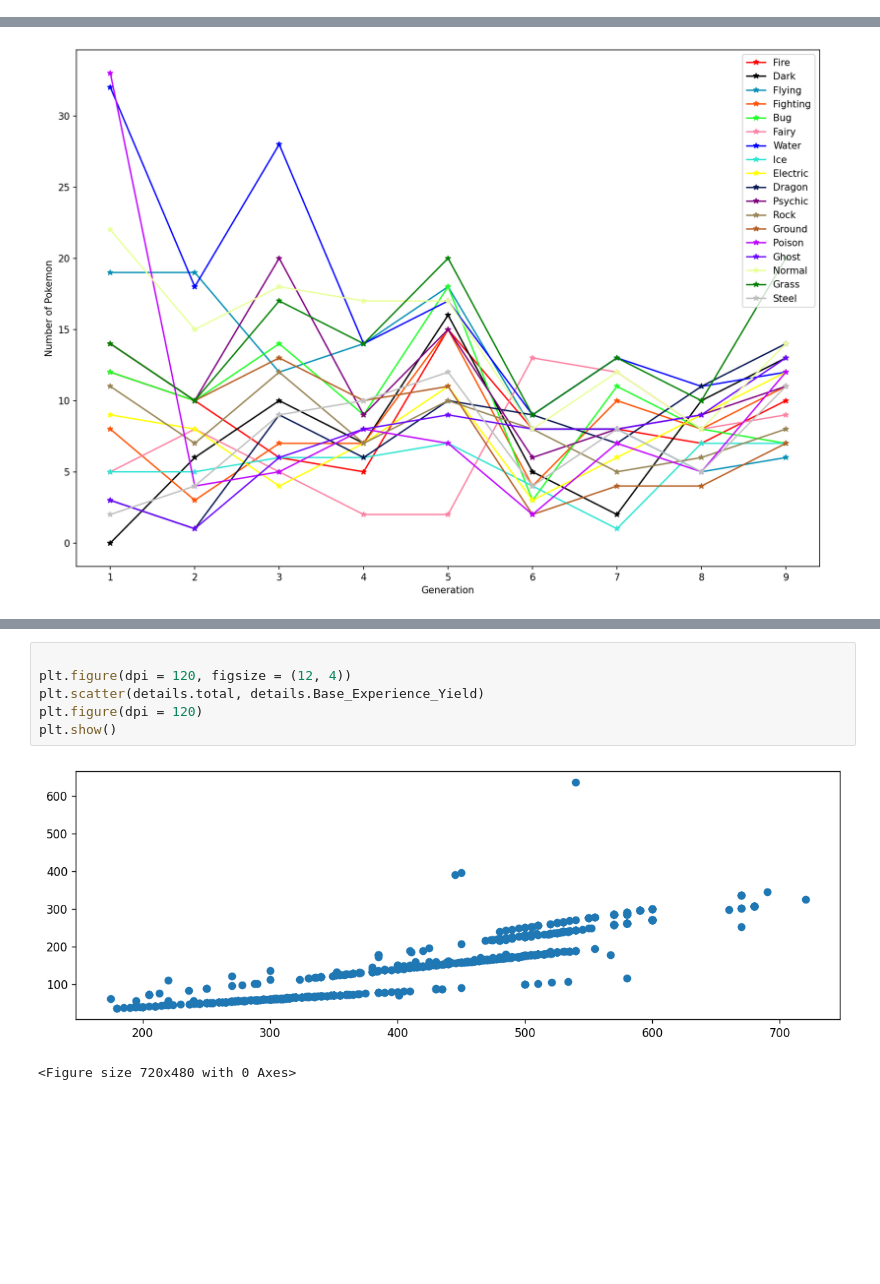
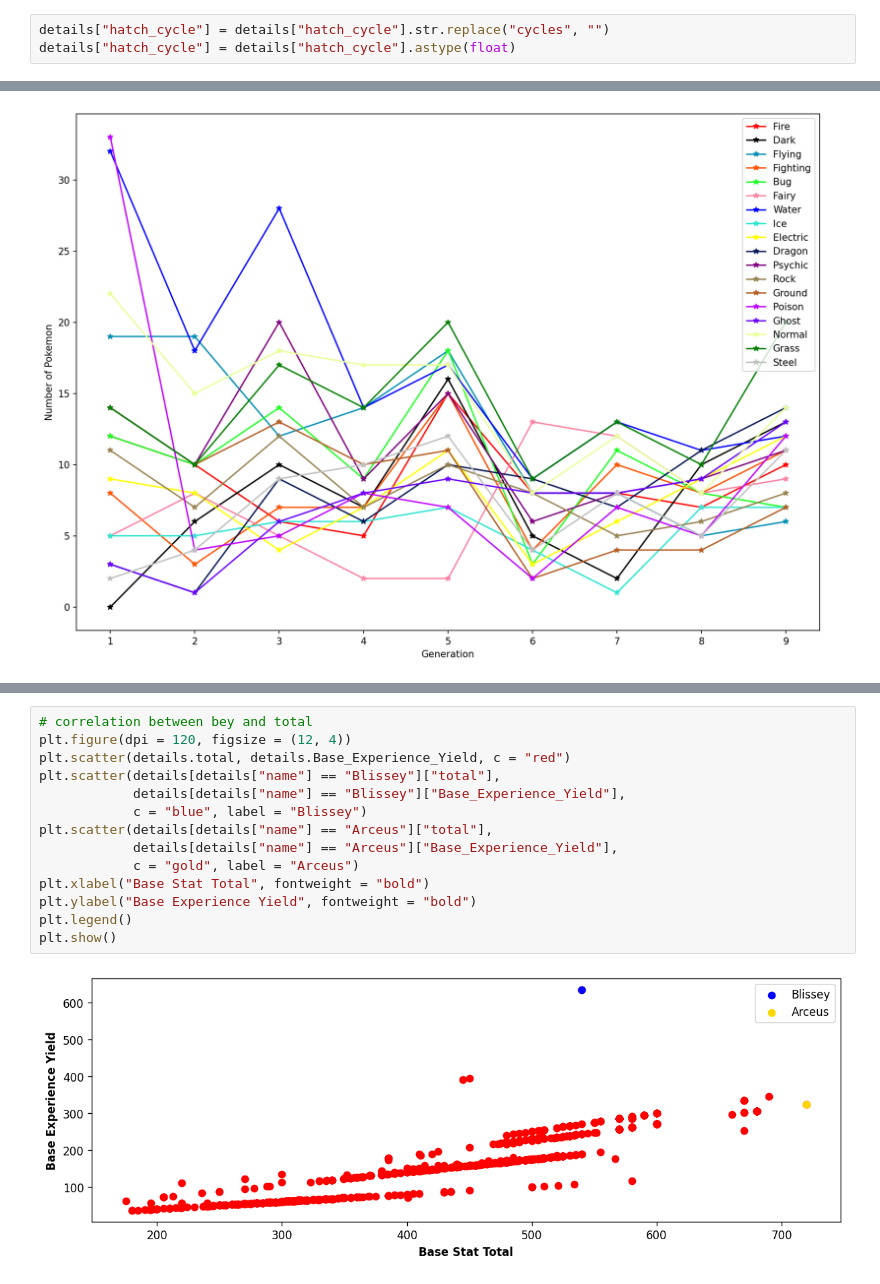
Before and after one commit to Anuroopa12x/Pokemon_Data_Analysis, a Jupyter notebook: Analysing.ipynb, the cells around one changed output, grey strips where cells are left out. Cells and saved outputs as stored; diff of their text form; blank space fills up the shorter version.

```diff
--- a/Analysing.ipynb
+++ b/Analysing.ipynb
@@ -137,3 +130,6 @@ details
+# %%
+details["hatch_cycle"] = details["hatch_cycle"].str.replace("cycles", "")
+details["hatch_cycle"] = details["hatch_cycle"].astype(float)
 # %%
 details.columns
 # %% [output]
@@ -608,9 +644,16 @@ details.corr()
 # %%
-
+# correlation between bey and total
 plt.figure(dpi = 120, figsize = (12, 4))
-plt.scatter(details.total, details.Base_Experience_Yield)
-plt.figure(dpi = 120)
+plt.scatter(details.total, details.Base_Experience_Yield, c = "red")
+plt.scatter(details[details["name"] == "Blissey"]["total"],
+            details[details["name"] == "Blissey"]["Base_Experience_Yield"],
+            c = "blue", label = "Blissey")
+plt.scatter(details[details["name"] == "Arceus"]["total"],
+            details[details["name"] == "Arceus"]["Base_Experience_Yield"],
+            c = "gold", label = "Arceus")
+plt.xlabel("Base Stat Total", fontweight = "bold")
+plt.ylabel("Base Experience Yield", fontweight = "bold")
+plt.legend()
 plt.show()
 # %% [output]
-[figure, old version]
+[figure, new version]
-<Figure size 720x480 with 0 Axes>
```
Also changed, not shown: parts of 43 cells of this notebook, 3 other files.
